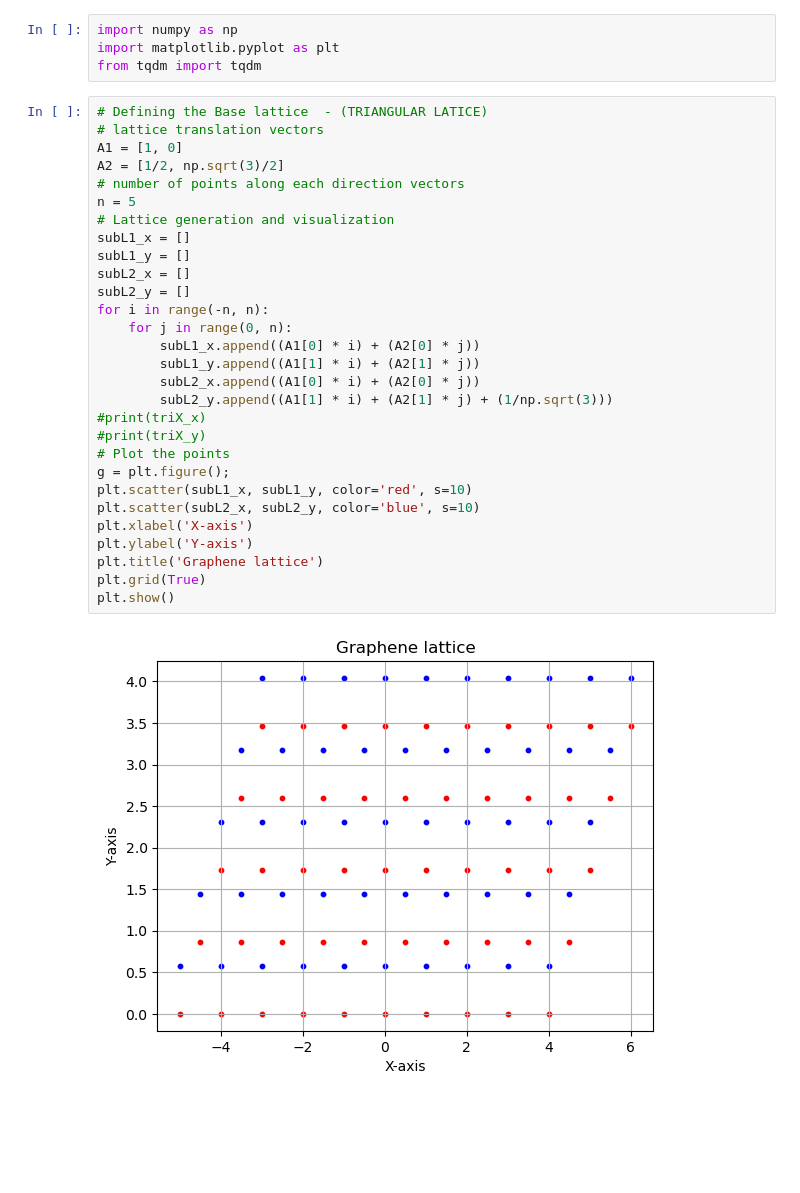
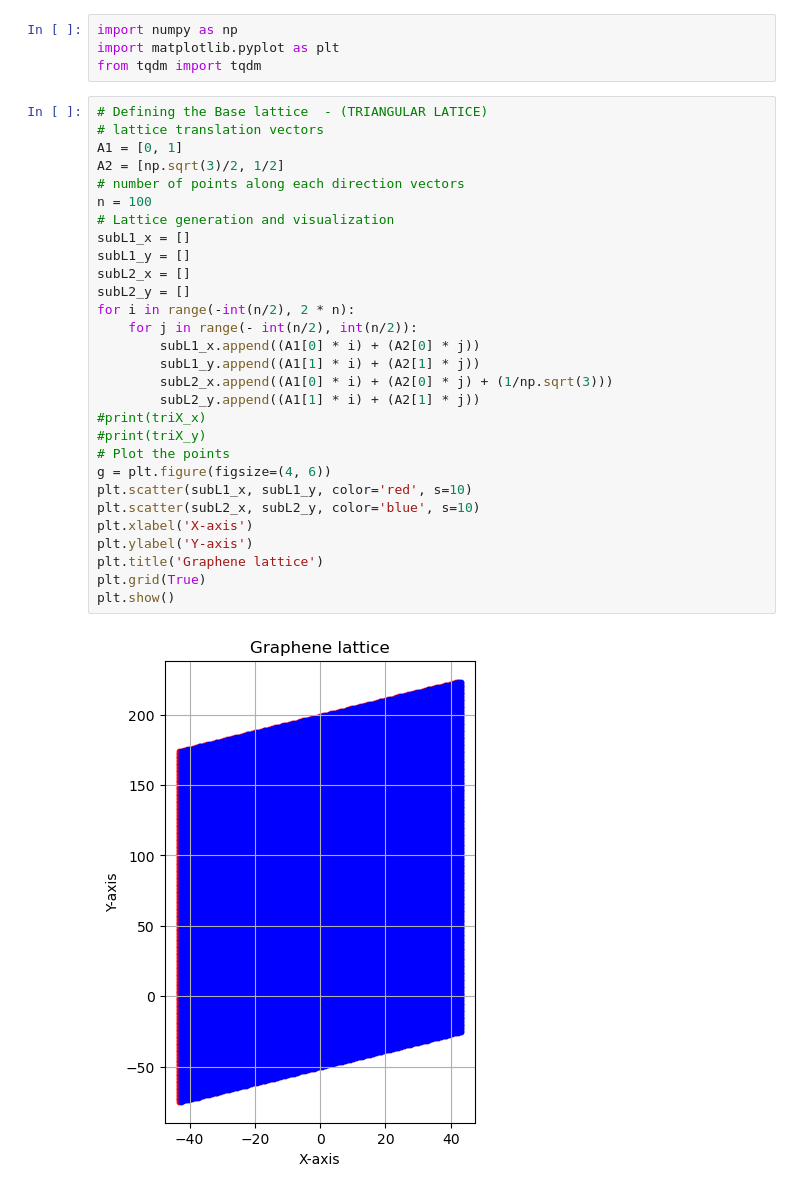
Before and after one commit to SATHEESH-D-M/THE-in-SkX, a Jupyter notebook: Graphene-nanoribbons/Armchair-geometry-graphene-spinless.ipynb, the cells around one changed output. Drawn from its saved outputs; the diff is of its cells as text; blank space fills up the shorter version.

```diff
--- a/Graphene-nanoribbons/Armchair-geometry-graphene-spinless.ipynb
+++ b/Graphene-nanoribbons/Armchair-geometry-graphene-spinless.ipynb
@@ -5,31 +5,31 @@ from tqdm import tqdm
 # %%
 # Defining the Base lattice  - (TRIANGULAR LATICE)
 # lattice translation vectors
-A1 = [1, 0]
-A2 = [1/2, np.sqrt(3)/2]
+A1 = [0, 1]
+A2 = [np.sqrt(3)/2, 1/2]
 # number of points along each direction vectors
-n = 5
+n = 100
 # Lattice generation and visualization
 subL1_x = []
 subL1_y = []
 subL2_x = []
 subL2_y = []
-for i in range(-n, n):
-    for j in range(0, n):
+for i in range(-int(n/2), 2 * n):
+    for j in range(- int(n/2), int(n/2)):
         subL1_x.append((A1[0] * i) + (A2[0] * j))
         subL1_y.append((A1[1] * i) + (A2[1] * j))
-        subL2_x.append((A1[0] * i) + (A2[0] * j))
-        subL2_y.append((A1[1] * i) + (A2[1] * j) + (1/np.sqrt(3)))
+        subL2_x.append((A1[0] * i) + (A2[0] * j) + (1/np.sqrt(3)))
+        subL2_y.append((A1[1] * i) + (A2[1] * j))
 #print(triX_x)
 #print(triX_y)
 # Plot the points
-g = plt.figure();
+g = plt.figure(figsize=(4, 6))
 plt.scatter(subL1_x, subL1_y, color='red', s=10)
 plt.scatter(subL2_x, subL2_y, color='blue', s=10)
 plt.xlabel('X-axis')
 plt.ylabel('Y-axis')
 plt.title('Graphene lattice')
 plt.grid(True)
 plt.show()
 # %% [output]
-[figure, old version]
+[figure, new version]
```
Also changed, not shown: parts of 5 cells of this notebook, 1 other file.
